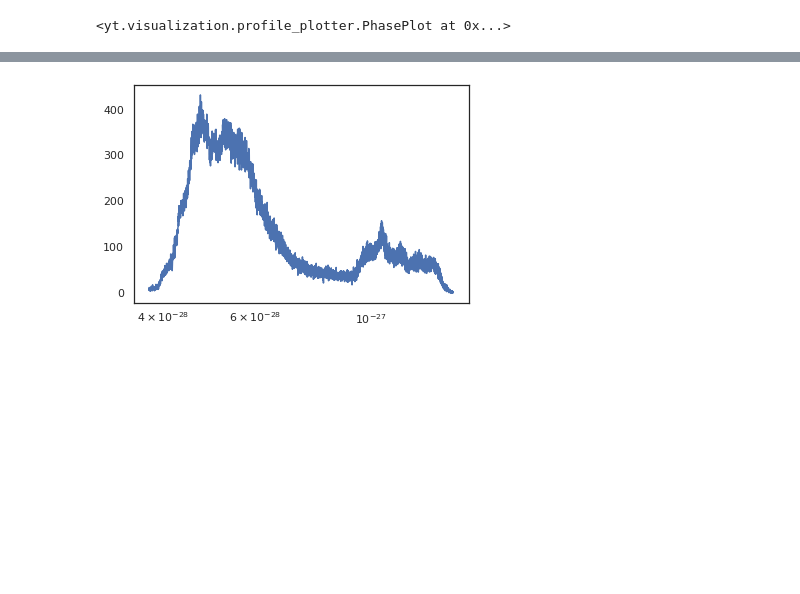
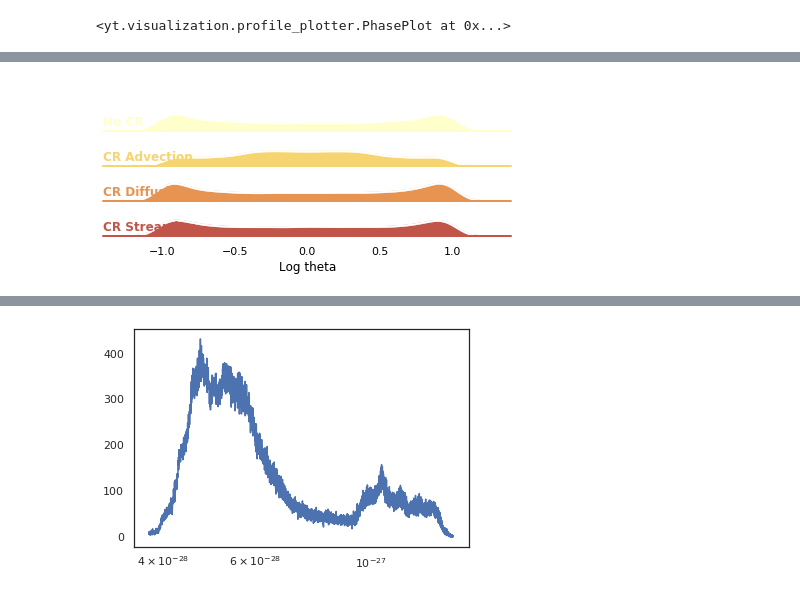
Before and after one commit to ibutsky/thermal_instabilities, a Jupyter notebook: analysis/test.ipynb, the cells around one changed output, grey strips where cells are left out. Drawn from its saved outputs; the diff is of its cells as text; code cells hidden in the pictures; blank space fills up the shorter version.

```diff
--- a/analysis/test.ipynb
+++ b/analysis/test.ipynb
@@ -480,21 +209,3 @@ yt : [INFO     ] 2020-01-10 15:23:23,630 Making a fixed resolution buffer of (('
-# %%
-import numpy as np
-import pandas as pd
-import seaborn as sns
-import matplotlib.pyplot as plt
-%matplotlib inline
-sns.set(style="white", rc={"axes.facecolor": (0, 0, 0, 0)})
-
-
-# Create the data
-x1 = np.log10(T)#signal.resample(np.log10(T), num_data_points)
-num_data_points = len(T)
-g = []
-for letter in ['a', 'b', 'c']:#, 'd', 'e', 'f', 'g', 'h', 'i', 'j']:
-    g = np.append(g, num_data_points * [letter])
-g =np.array(g)
-
-x = []
 # %%
 import numpy as np
 import pandas as pd
@@ -592,0 +361,17 @@ plt.show()
+# %%
+sim_list = ['isocool_tctf_0.3_beta_100.0', 'isocool_tctf_0.3_beta_100.0_cr_1.0',
+            'isocool_tctf_0.3_beta_100.0_cr_1.0_tdiff_3.0','isocool_tctf_0.3_beta_100.0_cr_1.0_stream']
+           # 'isocool_tctf_0.3_beta_10.0_cr_1.0_stream_heat',
+
+label_list = ['No CR', 'CR Advection', 'CR Diffusion', 'CR Streaming']
+cpal = palettable.scientific.sequential.LaJolla_6.mpl_colors
+x_tw, y_tw = format_data_for_pdf('v_dot_b', 50, sim_list,label_list, cold_mask = True, weighted = True, use_log = False)
+g = create_pdf_plot(x_tw, y_tw, len(sim_list), cpal = cpal, line_color = 'white', height = 0.8, aspect = 8)
+ax = g.axes
+ax[-1][0].set_xlabel('Log theta', color = 'black')
+ax[-1][0].tick_params(axis='x', colors='black')
+
+#g.set(xlim = (4, 6.4))
+g.set(ylim = (0, 2))
+plt.savefig('vdotb_weighted_transport_50.png', dpi = 300)
+# %% [output]
@@ -592,0 +395 @@ plt.show()
+[figure, added]
```
Also changed, not shown: parts of 29 cells of this notebook, 10 other files.
